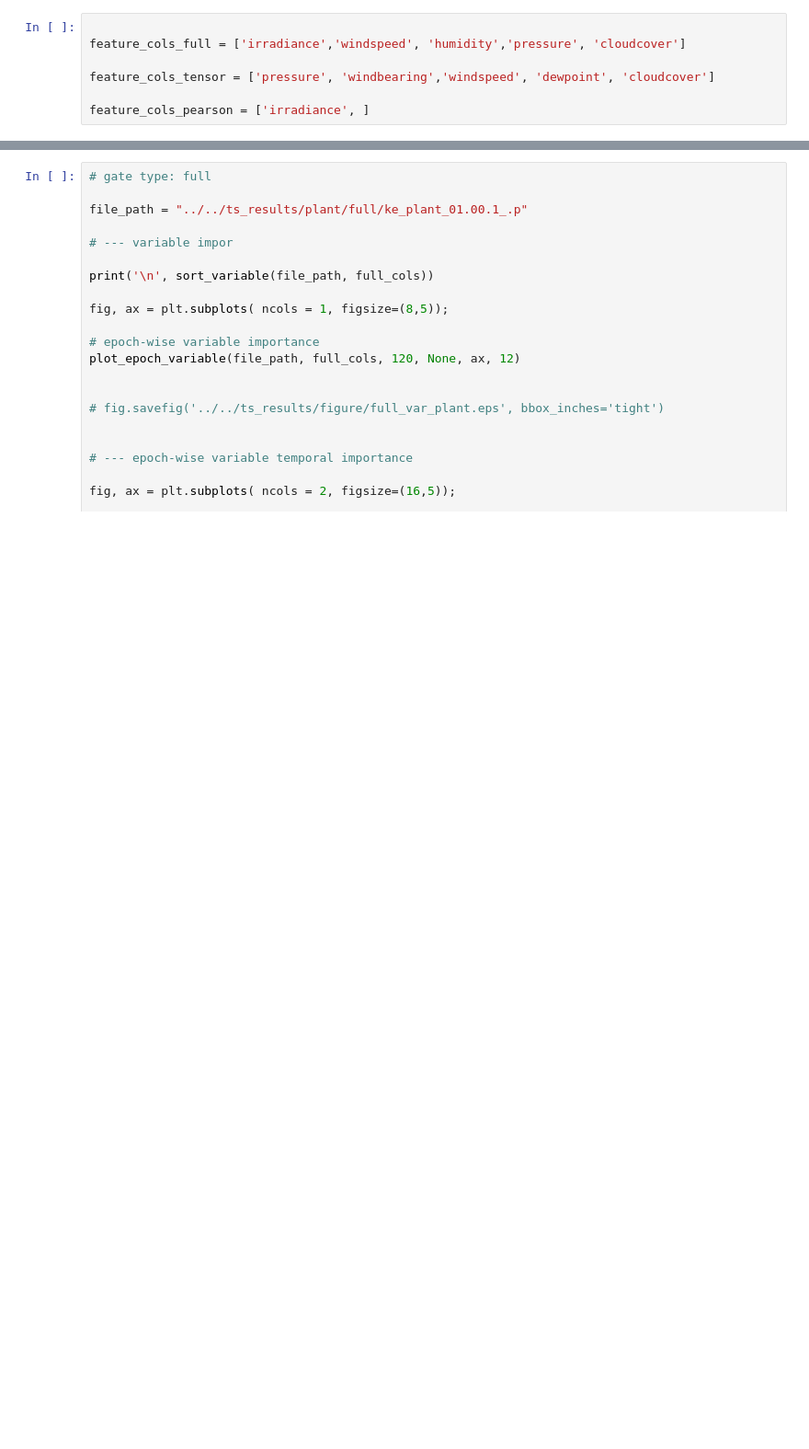
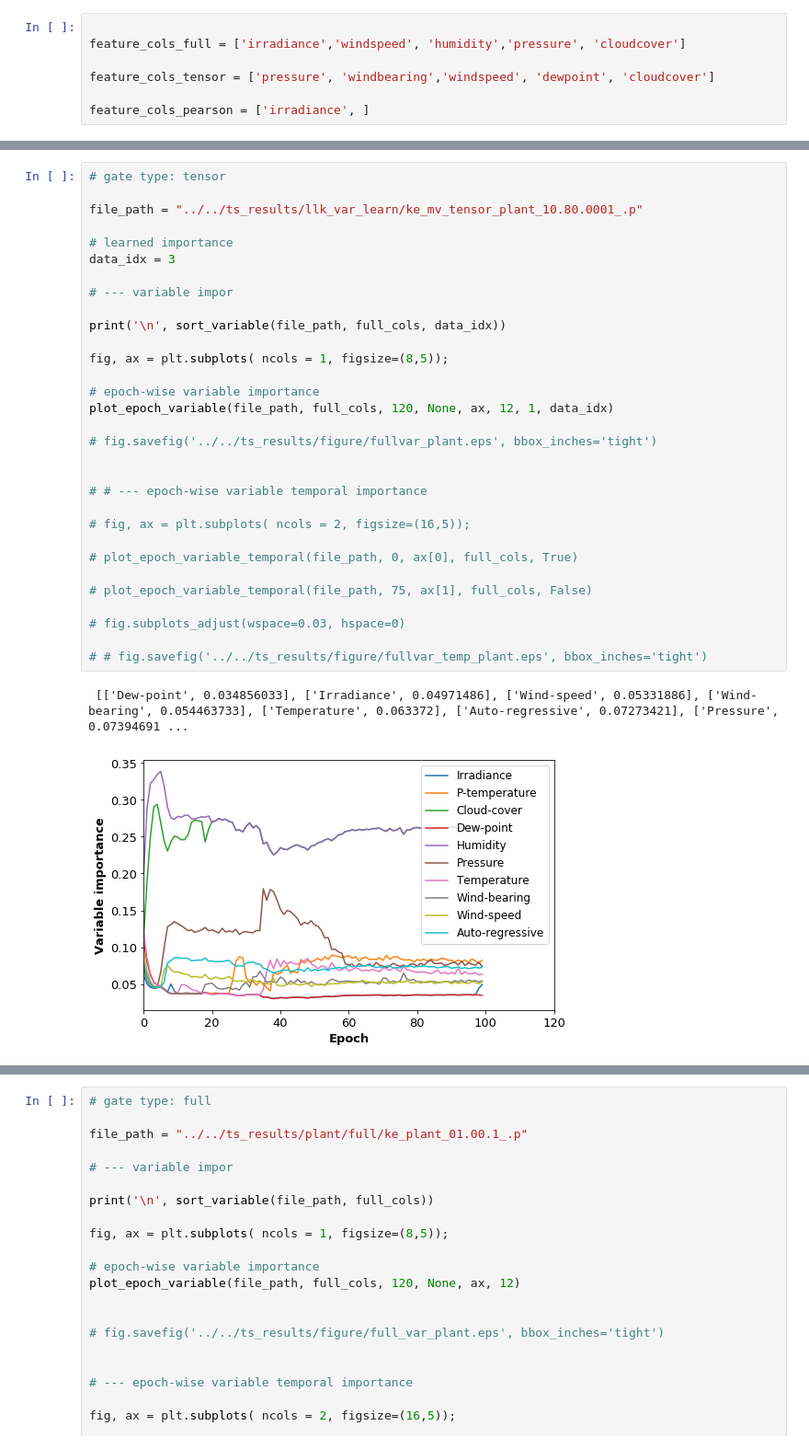
Before and after one commit to weilai0980/tsRNN, a Jupyter notebook: forecasting/result_importance.ipynb, the cells around one changed output, grey strips where cells are left out. Shown at 92% size. Cells and saved outputs as stored; diff of their text form; blank space fills up the shorter version.

```diff
--- a/forecasting/result_importance.ipynb
+++ b/forecasting/result_importance.ipynb
@@ -248,3 +334,37 @@ feature_cols_pearson = ['irradiance', ]
+# %%
+# gate type: tensor
+
+file_path = "../../ts_results/llk_var_learn/ke_mv_tensor_plant_10.80.0001_.p"
+
+# learned importance
+data_idx = 3
+
+# --- variable impor
+
+print('\n', sort_variable(file_path, full_cols, data_idx))
+
+fig, ax = plt.subplots( ncols = 1, figsize=(8,5));
+
+# epoch-wise variable importance
+plot_epoch_variable(file_path, full_cols, 120, None, ax, 12, 1, data_idx)
+
+# fig.savefig('../../ts_results/figure/fullvar_plant.eps', bbox_inches='tight')
+
+
+# # --- epoch-wise variable temporal importance
+
+# fig, ax = plt.subplots( ncols = 2, figsize=(16,5));
+
+# plot_epoch_variable_temporal(file_path, 0, ax[0], full_cols, True)
+
+# plot_epoch_variable_temporal(file_path, 75, ax[1], full_cols, False)
+
+# fig.subplots_adjust(wspace=0.03, hspace=0)
+
+# # fig.savefig('../../ts_results/figure/fullvar_temp_plant.eps', bbox_inches='tight')
+# %% [output]
+ [['Dew-point', 0.034856033], ['Irradiance', 0.04971486], ['Wind-speed', 0.05331886], ['Wind-bearing', 0.054463733], ['Temperature', 0.063372], ['Auto-regressive', 0.07273421], ['Pressure', 0.07394691 ...
+[figure, added]
 # %%
 # gate type: full
 
```
Also changed, not shown: parts of 8 cells of this notebook, 10 other files.
